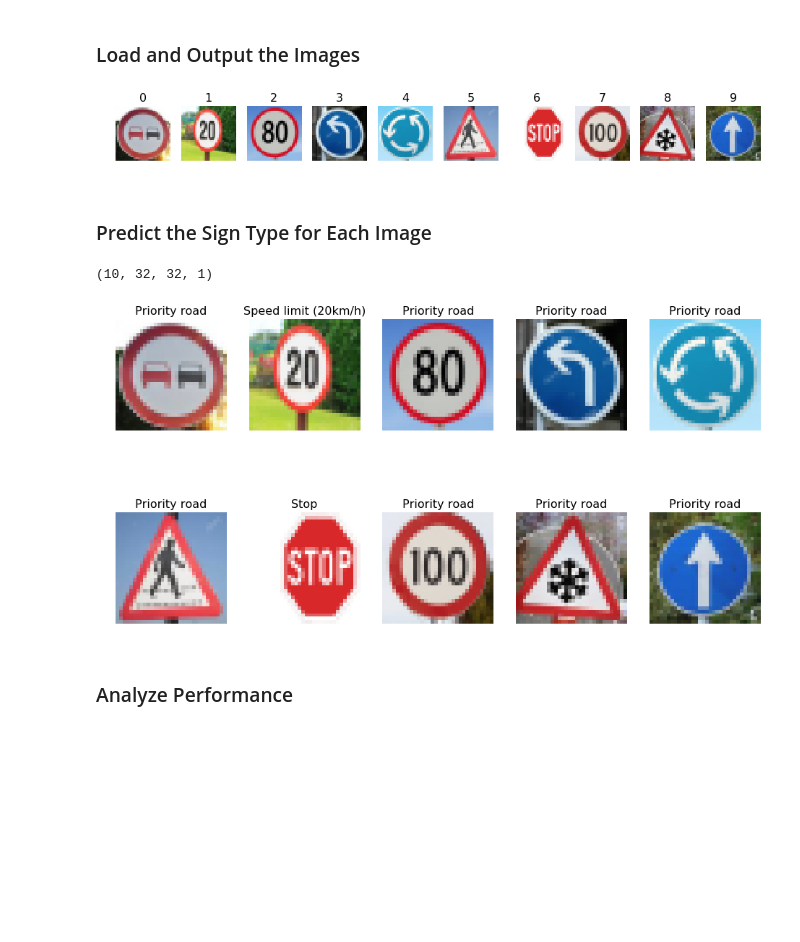
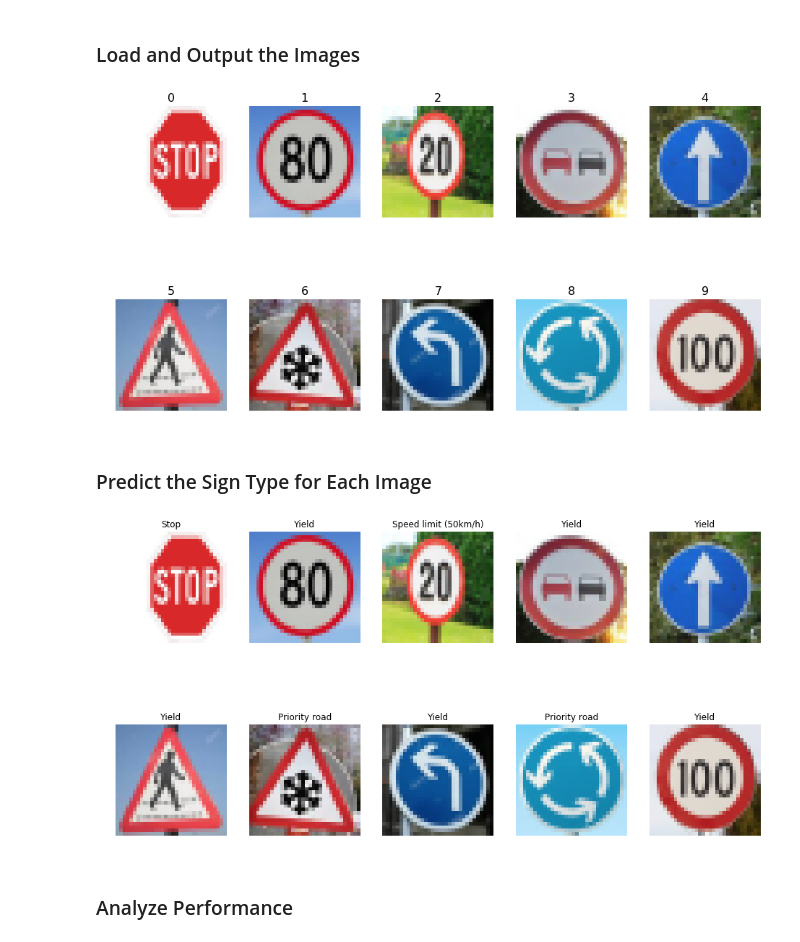
Before and after one commit to yummybian/CarND-Traffic-Sign-Classifier-Project, a Jupyter notebook: Traffic_Sign_Classifier.ipynb, the cells around one changed output. Cells and saved outputs as stored; diff of their text form; code cells hidden in the pictures; blank space fills up the shorter version.

```diff
--- a/Traffic_Sign_Classifier.ipynb
+++ b/Traffic_Sign_Classifier.ipynb
@@ -625,29 +600,32 @@ You may find `signnames.csv` useful as it contains mappings from the class id (i
 # %%
 ### Load the images and plot them here.
 ### Feel free to use as many code cells as needed.
 # %% load downloaded 10 images
 import os
 import matplotlib.pyplot as plt
 import matplotlib.image as mpimg
 from PIL import Image
 import csv
+import glob
 
-path = os.listdir("download_images/")
+
+img_files = glob.glob('download_images/*')
+n_samples = len(img_files)
 fig = plt.figure(figsize=(16, 9))
-# images = np.uint8(np.zeros((10, 32, 32, 4)))
+
 images = []
-for i, filename in enumerate(path):
-    image = mpimg.imread("download_images/"+filename)
+for i in range(n_samples):
+    image = mpimg.imread(img_files[i])
     image = cv2.resize(image, (32, 32), interpolation = cv2.INTER_AREA)
-    fig.add_subplot(1, 10, i+1)
+    fig.add_subplot(2, n_samples/2, i+1)
     plt.imshow(image)
     images.append(image)
     plt.axis('off')
     plt.title(i, fontsize = 16)
 
 images_normal = normalize(rgb2gray(np.array(images)))
 # %% [output]
-[figure, old version]
+[figure, new version]
 # %% [markdown]
 ### Predict the Sign Type for Each Image
 # %%
@@ -655,29 +633,31 @@ images_normal = normalize(rgb2gray(np.array(images)))
 ### Make sure to pre-process the images with the same pre-processing pipeline used earlier.
 ### Feel free to use as many code cells as needed.
 # %% prediction code
-def predict_sign(X_data, sess):
-    pred = sess.run(tf.argmax(logits, 1), feed_dict = {x: X_data, keep_prob: 1.0})
-    return pred
+def predict_sign(X_data, top_k=1):
+    num_examples = len(X_data)
+    y_pred = np.zeros((num_examples, top_k), dtype=np.int32)
+    y_prob = np.zeros((num_examples, top_k))
+    with tf.Session() as sess:
+        saver.restore(sess, './lenet')
+        y_prob, y_pred = sess.run(tf.nn.top_k(tf.nn.softmax(logits), k=top_k),
+                             feed_dict={x:X_data, keep_prob:1})
+    return y_prob, y_pred
 
-sign_labels=[]
-with open('signnames.csv', 'rt') as csvfile:
-    reader = csv.DictReader(csvfile, delimiter=',')
-    for row in reader:
-        sign_labels.append(row['SignName'])
+# make predictions
+_, y_pred = y_predict_model(images_normal)
 
-with tf.Session() as sess:
-    saver.restore(sess, './lenet')
-    ident_label = predict_sign(images_normal, sess)
+import pandas as pd
+sign_names = pd.read_csv('signnames.csv')
 
+# show the prediction results
 fig = plt.figure(figsize=(16, 9))
-for i in range(10):
-    fig.add_subplot(2, 5, i+1)
+for i in range(n_samples):
+    fig.add_subplot(2, n_samples/2, i+1)
     plt.imshow(images[i])
-    plt.title(sign_labels[ident_label[i]], fontsize=16)
+    plt.title(sign_names.iloc[y_pred[i][0]]['SignName'])
     plt.axis('off')
 # %% [output]
-(10, 32, 32, 1)
-[figure, old version]
+[figure, new version]
 # %% [markdown]
 ### Analyze Performance
 # %%
```
Also changed, not shown: parts of 8 cells of this notebook, 20 other files.
